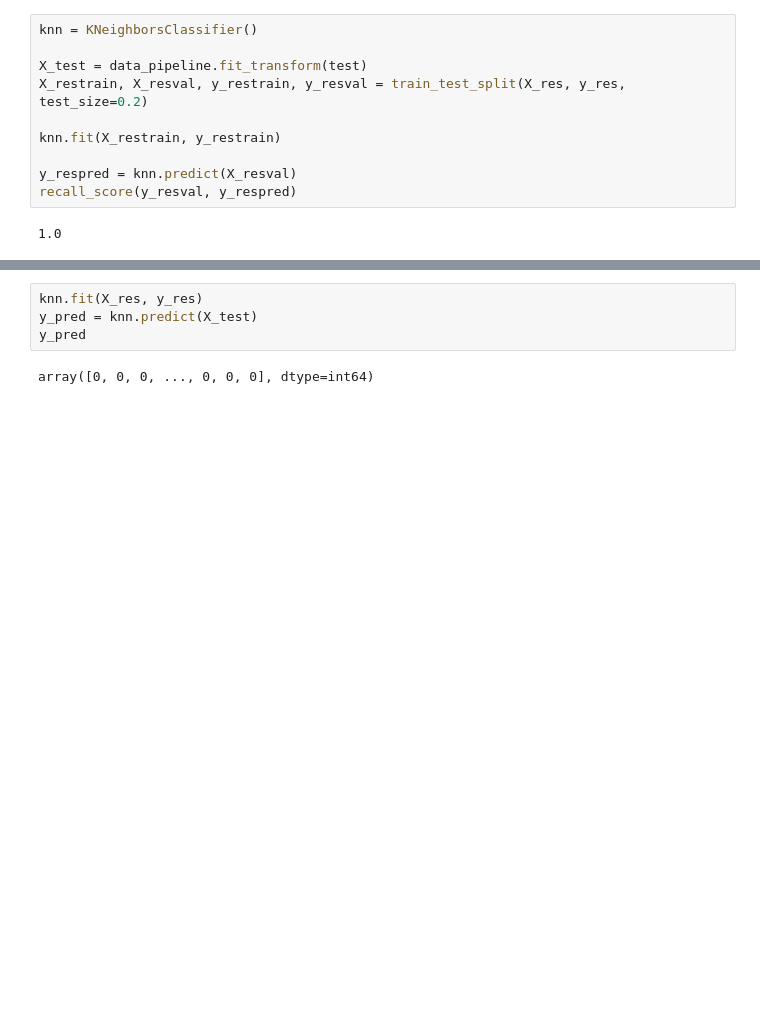
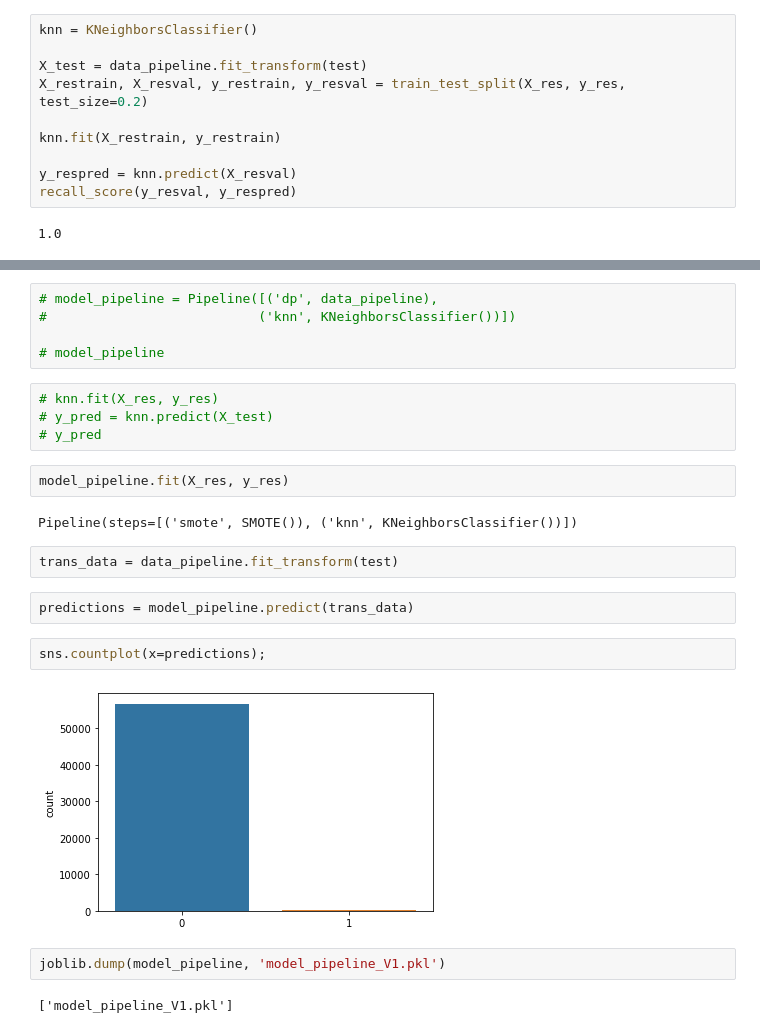
Before and after one commit to debhere/Fradulent-Transaction, a Jupyter notebook: Predict_Fradulent_Transaction_V1_0.ipynb, the cells around one changed output, grey strips where cells are left out. Saved outputs shown, nothing was run; the diff lists cells and outputs as text; blank space fills up the shorter version.

```diff
--- a/Predict_Fradulent_Transaction_V1_0.ipynb
+++ b/Predict_Fradulent_Transaction_V1_0.ipynb
@@ -731,6 +744,25 @@ NameError: name 'precision_score' is not defined
+# %%
+# model_pipeline = Pipeline([('dp', data_pipeline),
+#                           ('knn', KNeighborsClassifier())])
+
+# model_pipeline
 # %%
-knn.fit(X_res, y_res)
-y_pred = knn.predict(X_test)
-y_pred
+# knn.fit(X_res, y_res)
+# y_pred = knn.predict(X_test)
+# y_pred
-# %% [output]
-array([0, 0, 0, ..., 0, 0, 0], dtype=int64)
+# %%
+model_pipeline.fit(X_res, y_res)
+# %% [output]
+Pipeline(steps=[('smote', SMOTE()), ('knn', KNeighborsClassifier())])
+# %%
+trans_data = data_pipeline.fit_transform(test)
+# %%
+predictions = model_pipeline.predict(trans_data)
+# %%
+sns.countplot(x=predictions);
+# %% [output]
+[figure, added]
+# %%
+joblib.dump(model_pipeline, 'model_pipeline_V1.pkl')
+# %% [output]
+['model_pipeline_V1.pkl']
```
Also changed, not shown: parts of 5 cells of this notebook.
